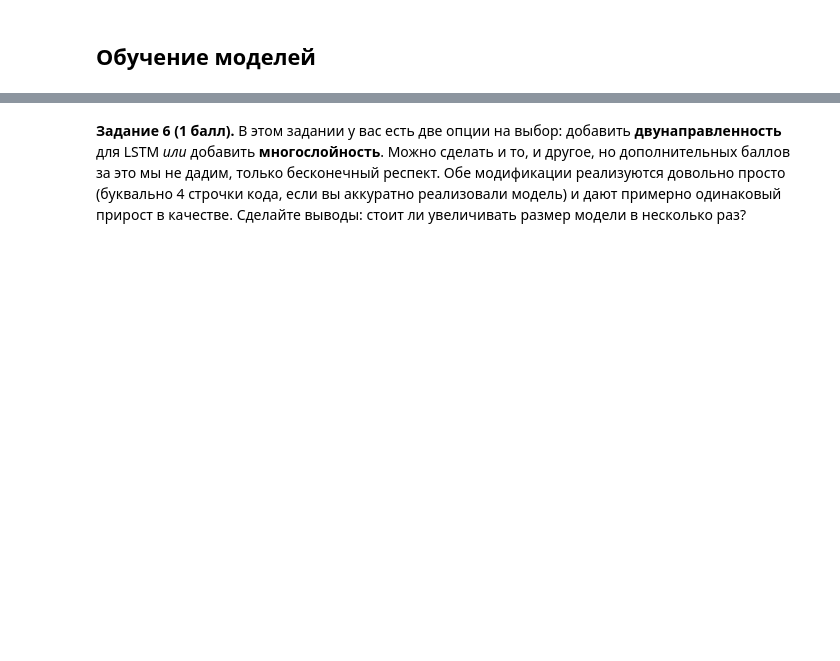
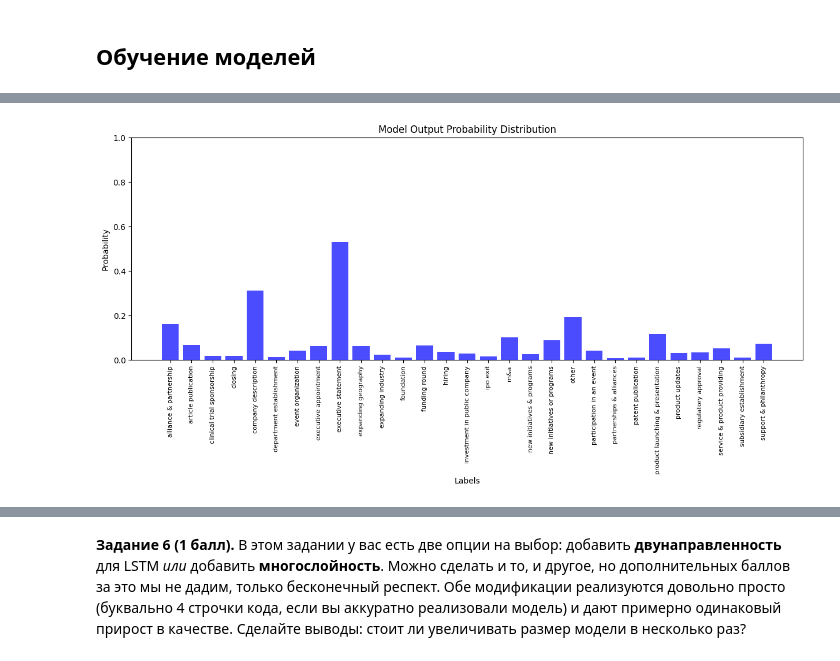
Before and after one commit to AbylayDalabay/NLP, a Jupyter notebook: 06_lstm_multilabel_classification/lstm_multilabel.ipynb, the cells around one changed output, grey strips where cells are left out. Cells and saved outputs as stored; diff of their text form; code cells hidden in the pictures; blank space fills up the shorter version.

```diff
--- a/06_lstm_multilabel_classification/lstm_multilabel.ipynb
+++ b/06_lstm_multilabel_classification/lstm_multilabel.ipynb
@@ -398,0 +463,10 @@ AttributeError: 'tuple' object has no attribute 'shape'
+# %%
+def plot_proba_distribution(labels, probas):
+    plt.figure(figsize=(15, 5))
+    plt.bar(labels, probas, color='blue', alpha=0.7)
+    plt.ylim(0, 1)
+    plt.xlabel("Labels")
+    plt.ylabel("Probability")
+    plt.title("Model Output Probability Distribution")
+    plt.xticks(rotation=90, fontsize=8)
+    plt.show()
@@ -398,0 +477,6 @@ AttributeError: 'tuple' object has no attribute 'shape'
+# %%
+custom_texts = ["china america"]
+
+encoded_text = torch.stack([torch.LongTensor(tokenizer.transform(text)) for text in custom_texts], dim=0)
+
+print(encoded_text)
@@ -398,0 +486,4 @@ AttributeError: 'tuple' object has no attribute 'shape'
+# %%
+probas = nn.Sigmoid()(rnn_loop(rnn_cell, encoded_text)).detach().numpy().tolist()[0]
+
+probas
@@ -399,3 +508,7 @@ AttributeError: 'tuple' object has no attribute 'shape'
+# %%
+plot_proba_distribution(label_set, probas)
+# %% [output]
+[figure, added]
 # %% [markdown]
 ### LSTM
 
```
Also changed, not shown: parts of 19 cells of this notebook.
